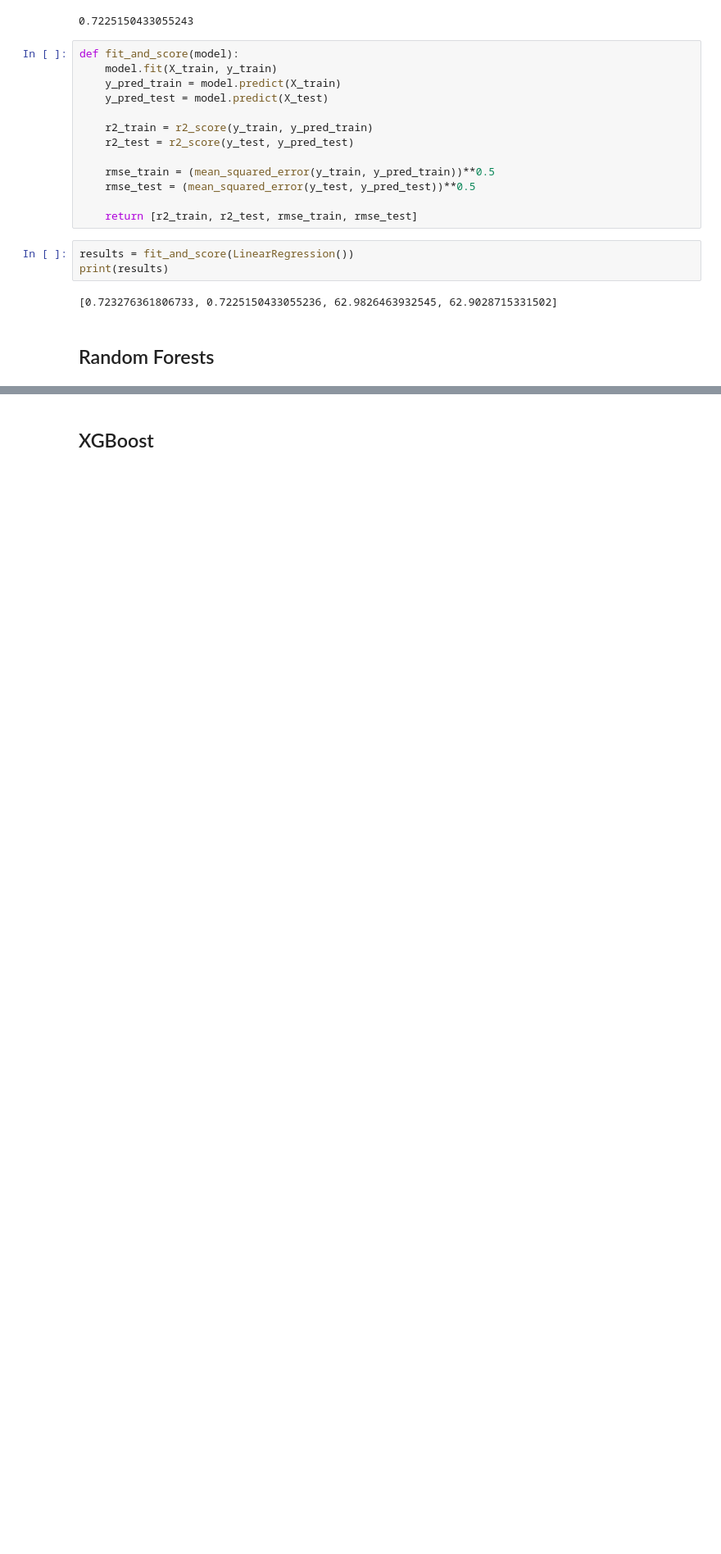
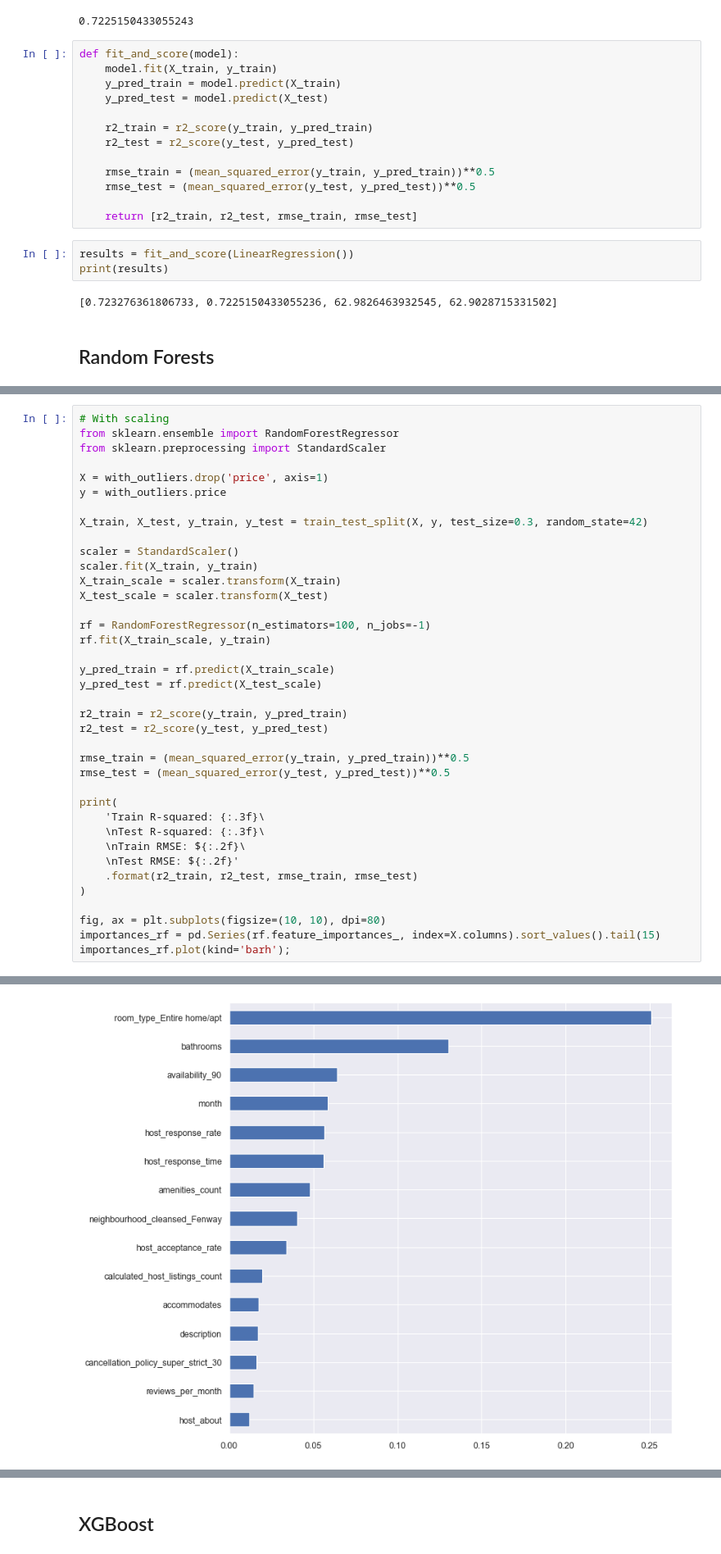
Before and after one commit to rjjfox/airbnb-datasets, a Jupyter notebook: boston.ipynb, the cells around one changed output, grey strips where cells are left out. Shown at 82% size. Drawn from its saved outputs; the diff is of its cells as text; blank space fills up the shorter version.

```diff
--- a/boston.ipynb
+++ b/boston.ipynb
@@ -772,0 +777,39 @@ importances_rf.plot(kind='barh');
+# %%
+# With scaling
+from sklearn.ensemble import RandomForestRegressor
+from sklearn.preprocessing import StandardScaler
+
+X = with_outliers.drop('price', axis=1)
+y = with_outliers.price
+
+X_train, X_test, y_train, y_test = train_test_split(X, y, test_size=0.3, random_state=42)
+
+scaler = StandardScaler()
+scaler.fit(X_train, y_train)
+X_train_scale = scaler.transform(X_train)
+X_test_scale = scaler.transform(X_test)
+
+rf = RandomForestRegressor(n_estimators=100, n_jobs=-1)
+rf.fit(X_train_scale, y_train)
+
+y_pred_train = rf.predict(X_train_scale)
+y_pred_test = rf.predict(X_test_scale)
+
+r2_train = r2_score(y_train, y_pred_train)
+r2_test = r2_score(y_test, y_pred_test)
+
+rmse_train = (mean_squared_error(y_train, y_pred_train))**0.5
+rmse_test = (mean_squared_error(y_test, y_pred_test))**0.5
+
+print(
+    'Train R-squared: {:.3f}\
+    \nTest R-squared: {:.3f}\
+    \nTrain RMSE: ${:.2f}\
+    \nTest RMSE: ${:.2f}'
+    .format(r2_train, r2_test, rmse_train, rmse_test)
+)
+
+fig, ax = plt.subplots(figsize=(10, 10), dpi=80)
+importances_rf = pd.Series(rf.feature_importances_, index=X.columns).sort_values().tail(15)
+importances_rf.plot(kind='barh');
+# %% [output]
@@ -772,0 +820 @@ importances_rf.plot(kind='barh');
+[figure, added]
```
Also changed, not shown: parts of 10 cells of this notebook, 5 other files.
